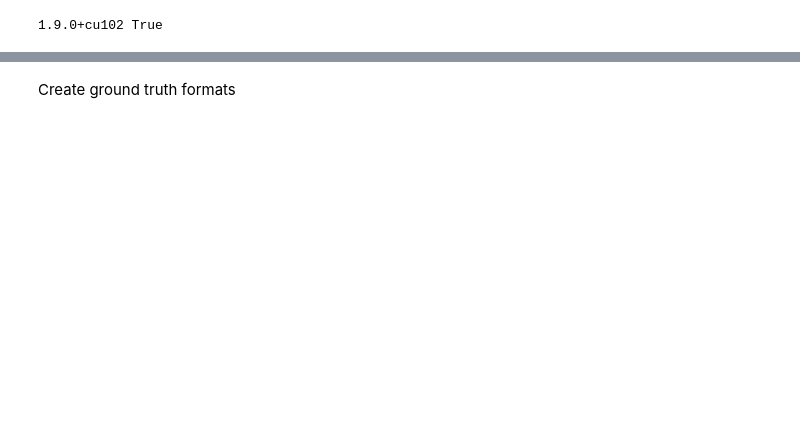
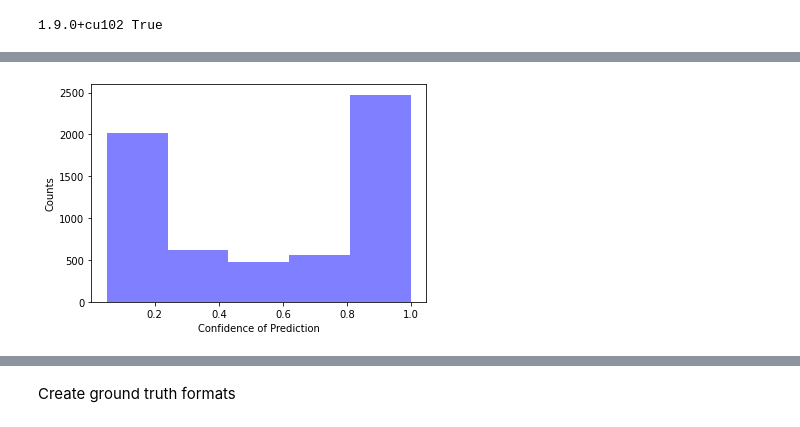
Before and after one commit to tm17111506/road-construction-detection, a Jupyter notebook: evaluate_traffic_detection.ipynb, the cells around one changed output, grey strips where cells are left out. Saved outputs shown, nothing was run; the diff lists cells and outputs as text; code cells hidden in the pictures; blank space fills up the shorter version.

```diff
--- a/evaluate_traffic_detection.ipynb
+++ b/evaluate_traffic_detection.ipynb
@@ -54,7 +64,10 @@ MetadataCatalog.get("nuimages_val_trafficone").thing_classes = category_dict
 data_test = DatasetCatalog.register("nuimages_test_trafficone", get_data(dataroot, test_file))
 MetadataCatalog.get("nuimages_test_trafficone").thing_classes = category_dict
 # %%
-date_time = '2021-10-26-01-38-57'
+from datetime import datetime
+now = datetime.now()
+date_time = now.strftime("%Y-%m-%d-%H-%M-%S")
+ckpt_date_time = '2021-10-26-01-38-57'
 gt_folder = '/usr0/tma1/datasets/nuimages/detectron_data'
 # %%
 # Parameters
@@ -99,0 +121,4 @@ def format_instance(instance, category_dict):
+# %%
+percentage = []
+area = []
+iou = []
@@ -99,0 +139,21 @@ def format_instance(instance, category_dict):
+# %%
+dicts = list(chain.from_iterable([DatasetCatalog.get(k) for k in [visualize_dataset_name]]))
+metadata = MetadataCatalog.get(visualize_dataset_name)
+print(visualize_dataset_name)
+
+for dic in tqdm.tqdm(dicts):
+    im = utils.read_image(dic["file_name"], "RGB")
+    outputs = predictor(im)
+    for i in range(len(outputs['instances'])):
+        instance = outputs['instances'][i]
+        pred_boxes = instance.get('pred_boxes')
+        # from pdb import set_trace as bp; bp()
+        # Compute iou
+#         for j in range(i+1, len(outputs['instances'])):
+#             b1 = pred_boxes.tensor.data.cpu().numpy()[0]
+#             b2 = outputs['instances'][j].get('pred_boxes').tensor.data.cpu().numpy()[0]
+#             iou = get_iou(b1, b2)
+#             assert iou <= 0.5
+
+        area.append(pred_boxes.area().data.cpu().numpy()[0])
+        percentage.append(instance.get('scores').data.cpu().numpy()[0])
@@ -99,0 +166,9 @@ def format_instance(instance, category_dict):
+# %%
+import matplotlib.pyplot as plt
+num_bins = 5
+n, bins, patches = plt.hist(percentage, num_bins, facecolor='blue', alpha=0.5)
+plt.xlabel("Confidence of Prediction")
+plt.ylabel("Counts")
+plt.show()
+# %% [output]
+[figure, added]
```
Also changed, not shown: parts of 15 cells of this notebook, 3 other files.
